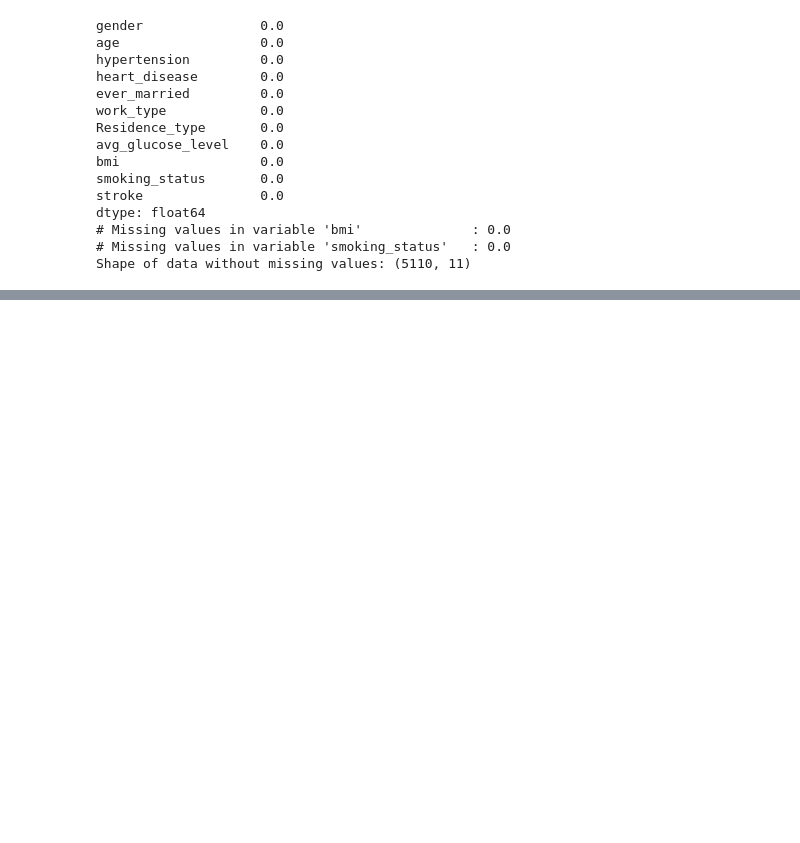
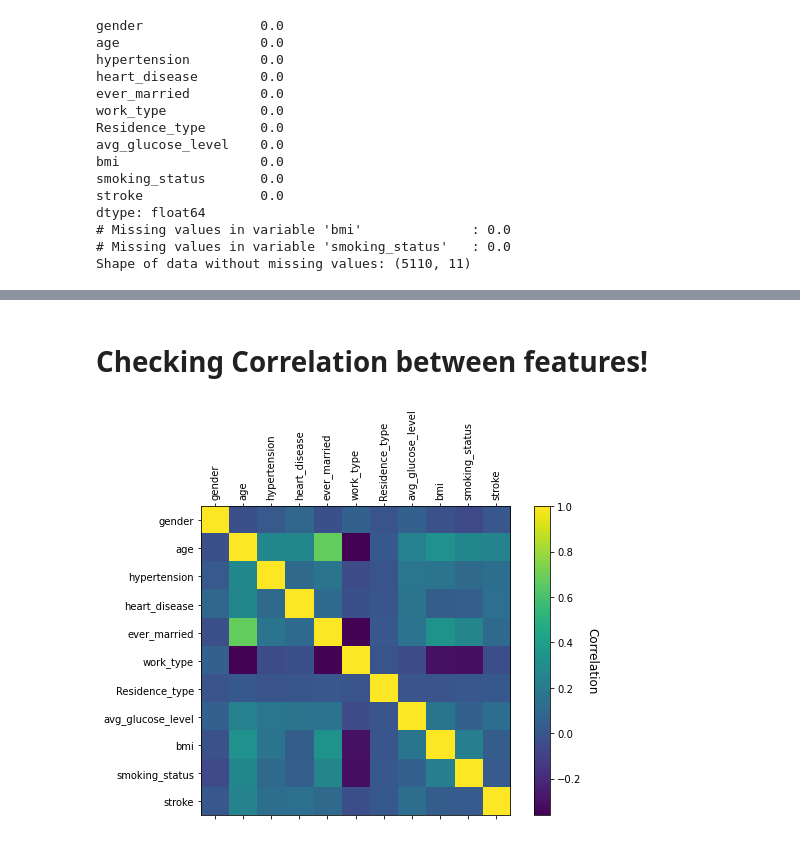
Before and after one commit to aqeel2022/Machine_Learning, a Jupyter notebook: Stroke Prediction/stroke_prediction.ipynb, the cells around one changed output, grey strips where cells are left out. Saved outputs shown, nothing was run; the diff lists cells and outputs as text; code cells hidden in the pictures; blank space fills up the shorter version.

Commit message:
preprocessed data

```diff
--- a/Stroke Prediction/stroke_prediction.ipynb
+++ b/Stroke Prediction/stroke_prediction.ipynb
@@ -145,0 +170,15 @@ Shape of data without missing values: (5110, 11)
+# %%
+# create encoder for each categorical variable
+label_gender = LabelEncoder()
+label_married = LabelEncoder()
+label_work = LabelEncoder()
+label_residence = LabelEncoder()
+label_smoking = LabelEncoder()
+# %%
+clean_data['gender'] = label_gender.fit_transform(clean_data['gender'])
+clean_data['ever_married'] = label_married.fit_transform(clean_data['ever_married'])
+clean_data['work_type']= label_work.fit_transform(clean_data['work_type'])
+clean_data['Residence_type']= label_residence.fit_transform(clean_data['Residence_type'])
+clean_data['smoking_status']= label_smoking.fit_transform(clean_data['smoking_status'])
+with pd.option_context('expand_frame_repr', False):
+    print(clean_data.head())
@@ -145,0 +194,16 @@ Shape of data without missing values: (5110, 11)
+# %% [markdown]
+# Checking Correlation between features!
+# %%
+fig, ax = plt.subplots(figsize=(8,6))
+im = ax.matshow(clean_data.corr())
+ax.set_xticks(np.arange(clean_data.shape[1]))
+ax.set_yticks(np.arange(clean_data.shape[1]))
+ax.set_xticklabels(clean_data.columns,rotation=90)
+ax.set_yticklabels(clean_data.columns)
+# Create colorbar
+cbar = ax.figure.colorbar(im, ax=ax)
+cbar.ax.set_ylabel("Correlation", rotation=-90, va="bottom", fontsize=12)
+fig.tight_layout()
+plt.show()
+# %% [output]
+[figure, added]
```
Also changed, not shown: parts of 9 cells of this notebook.
